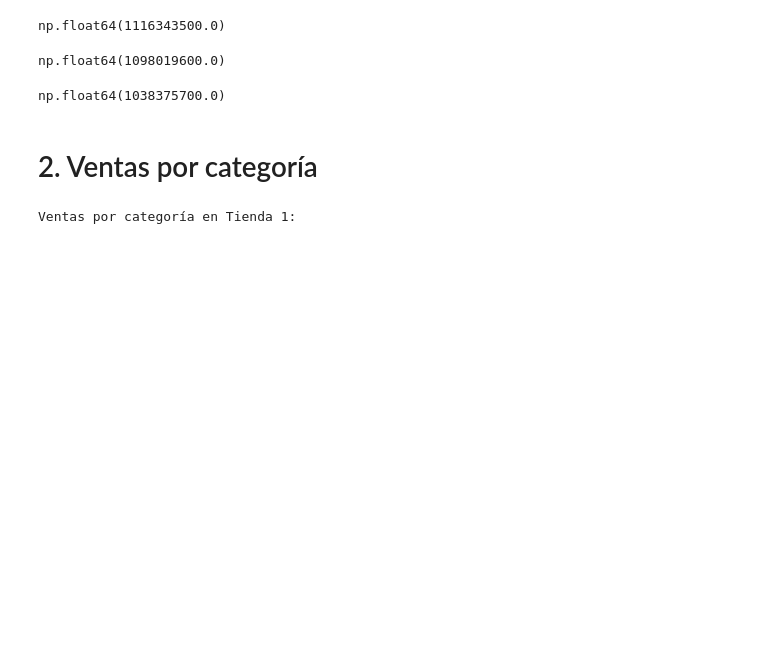
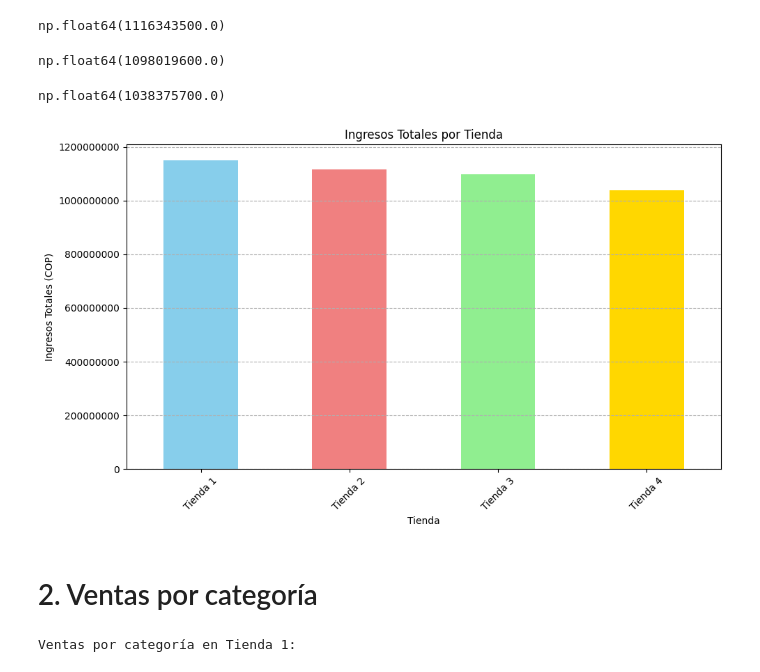
Before and after one commit to kcastrosm/challenge1-data-science-latam, a Jupyter notebook: Copia_de_AluraStoreLatam.ipynb, the cells around one changed output. Cells and saved outputs as stored; diff of their text form; code cells hidden in the pictures; blank space fills up the shorter version.

```diff
--- a/Copia_de_AluraStoreLatam.ipynb
+++ b/Copia_de_AluraStoreLatam.ipynb
@@ -46,6 +49,29 @@ precio_total_T4 = tienda4['Precio'].sum()
 precio_total_T4
 # %% [output]
 np.float64(1038375700.0)
+# %%
+#Gráfico de los ingresos totales por tienda
+ingresos_totales = {
+    'Tienda 1': precio_total_T1,
+    'Tienda 2': precio_total_T2,
+    'Tienda 3': precio_total_T3,
+    'Tienda 4': precio_total_T4
+}
+
+df_ingresos = pd.Series(ingresos_totales)
+
+plt.figure(figsize=(10, 6))
+df_ingresos.plot(kind='bar', color=['skyblue', 'lightcoral', 'lightgreen', 'gold'])
+plt.title('Ingresos Totales por Tienda')
+plt.xlabel('Tienda')
+plt.ylabel('Ingresos Totales (COP)')
+plt.ticklabel_format(style='plain', axis='y')
+plt.xticks(rotation=45)
+plt.grid(axis='y', linestyle='--')
+plt.tight_layout()
+plt.show()
+# %% [output]
+[figure, added]
 # %% [markdown]
 # 2. Ventas por categoría
 # %%
```
Also changed, not shown: parts of 14 cells of this notebook.
